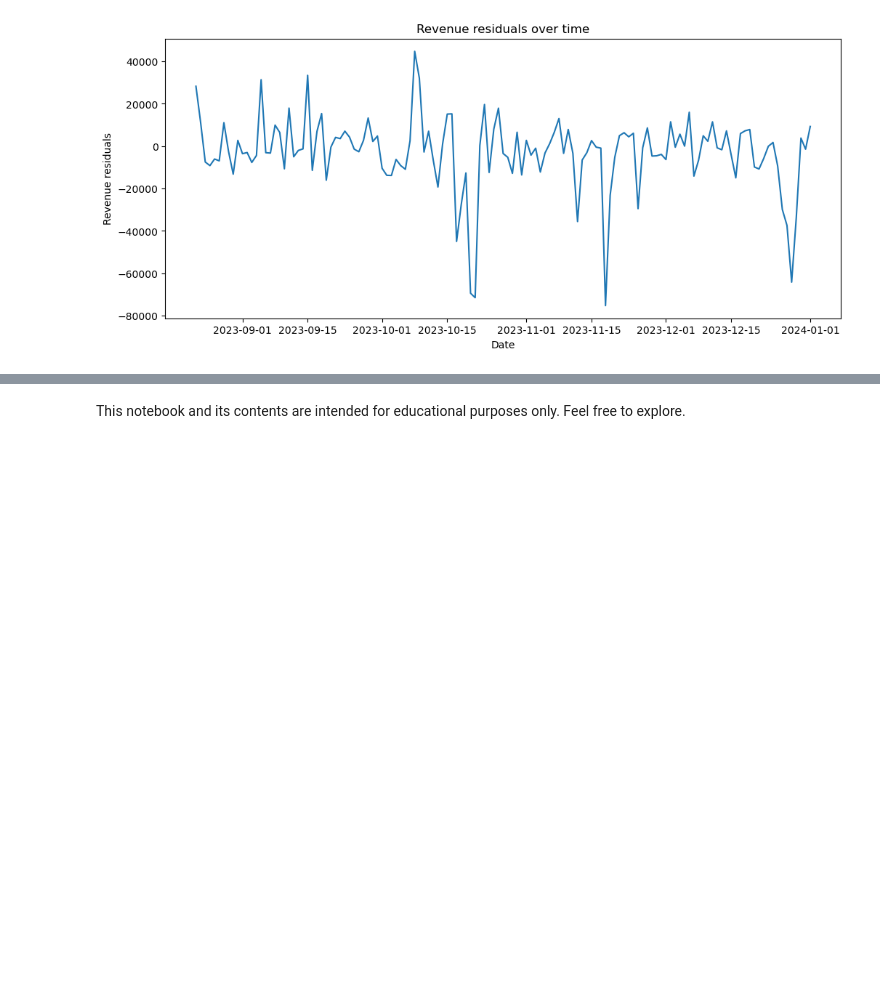
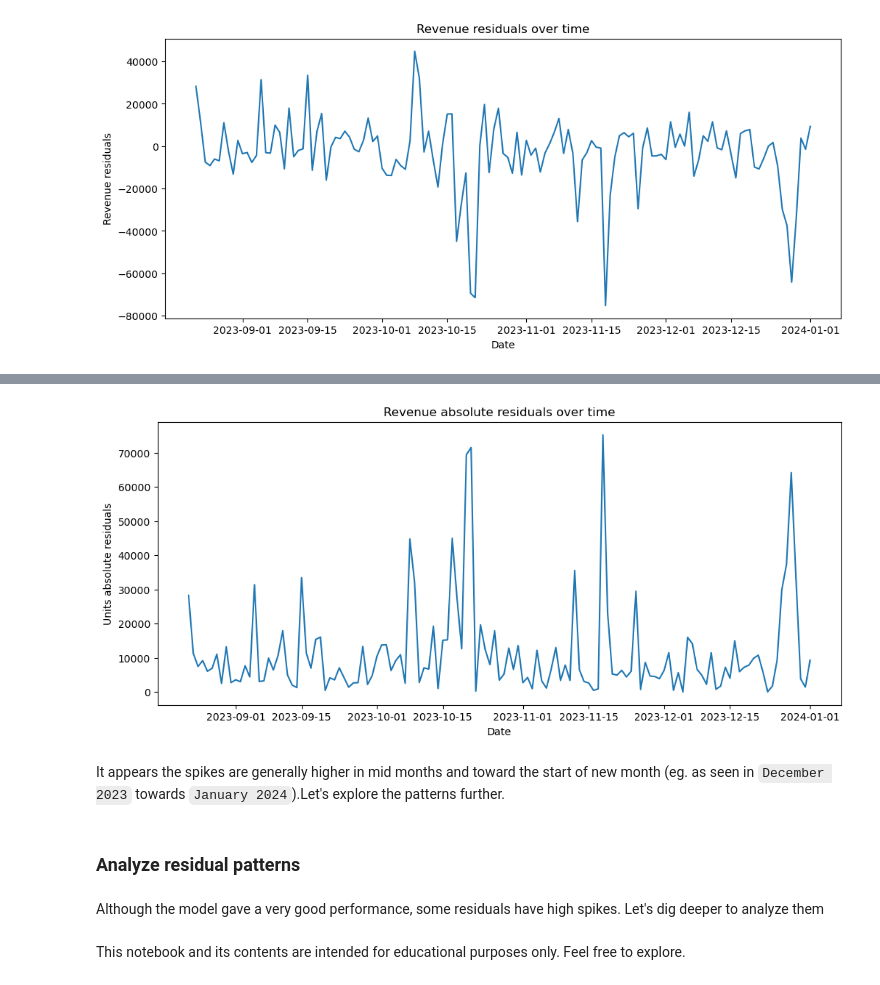
Before and after one commit to Mohammed-Hanan-Othman/time-series-forecasting, a Jupyter notebook: notebooks/sales_prediction_lightgbm.ipynb, the cells around one changed output, grey strips where cells are left out. Saved outputs shown, nothing was run; the diff lists cells and outputs as text; code cells hidden in the pictures; blank space fills up the shorter version.

```diff
--- a/notebooks/sales_prediction_lightgbm.ipynb
+++ b/notebooks/sales_prediction_lightgbm.ipynb
@@ -482,0 +497,16 @@ plt.show();
+# %%
+# Plot revenue residuals (absolute)
+plt.figure(figsize=(12, 5))
+plt.plot(np.abs(residuals_rev))
+plt.title("Revenue absolute residuals over time")
+plt.xlabel("Date")
+plt.ylabel("Units absolute residuals")
+plt.show();
+# %% [output]
+[figure, added]
+# %% [markdown]
+It appears the spikes are generally higher in mid months and toward the start of new month (eg. as seen in `December 2023` towards `January 2024`).Let's explore the patterns further.
+# %% [markdown]
+### Analyze residual patterns
+# %% [markdown]
+Although the model gave a very good performance, some residuals have high spikes. Let's dig deeper to analyze them
```
Also changed, not shown: parts of 4 cells of this notebook.
